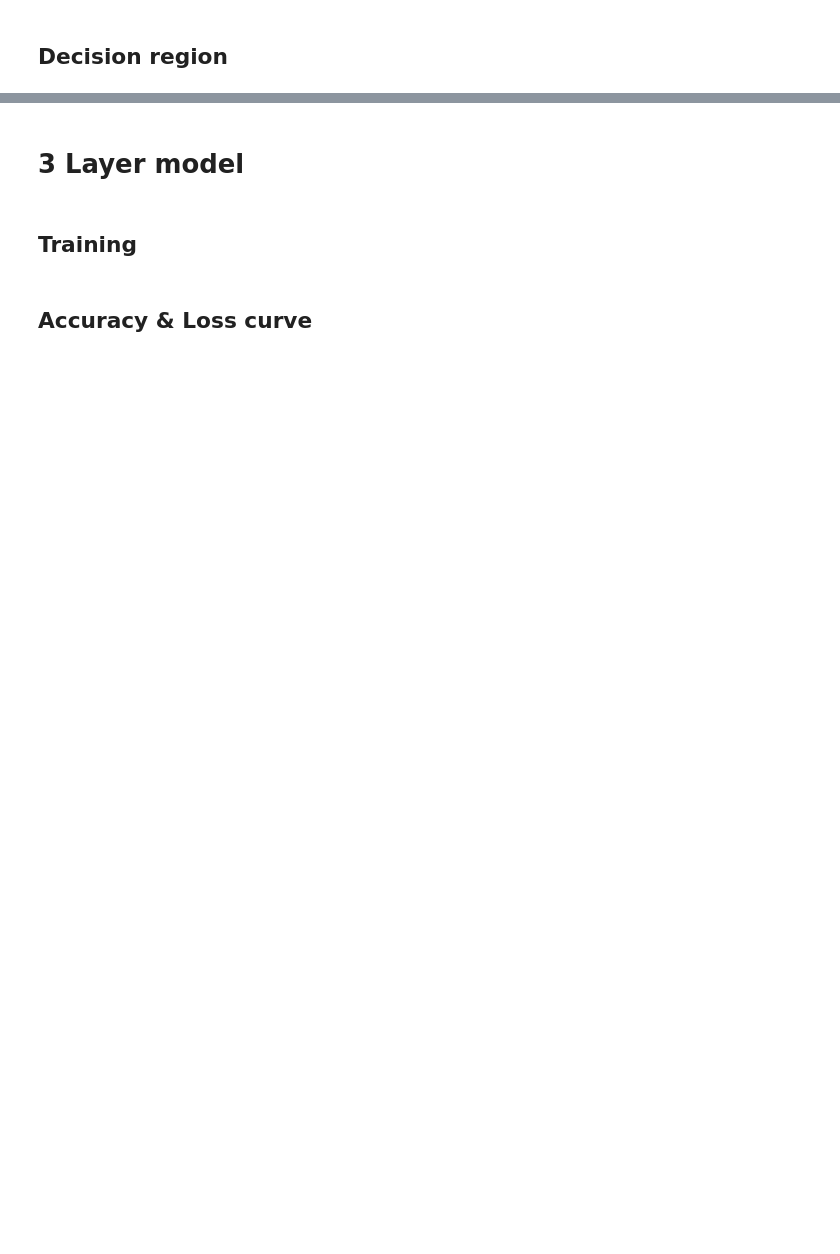
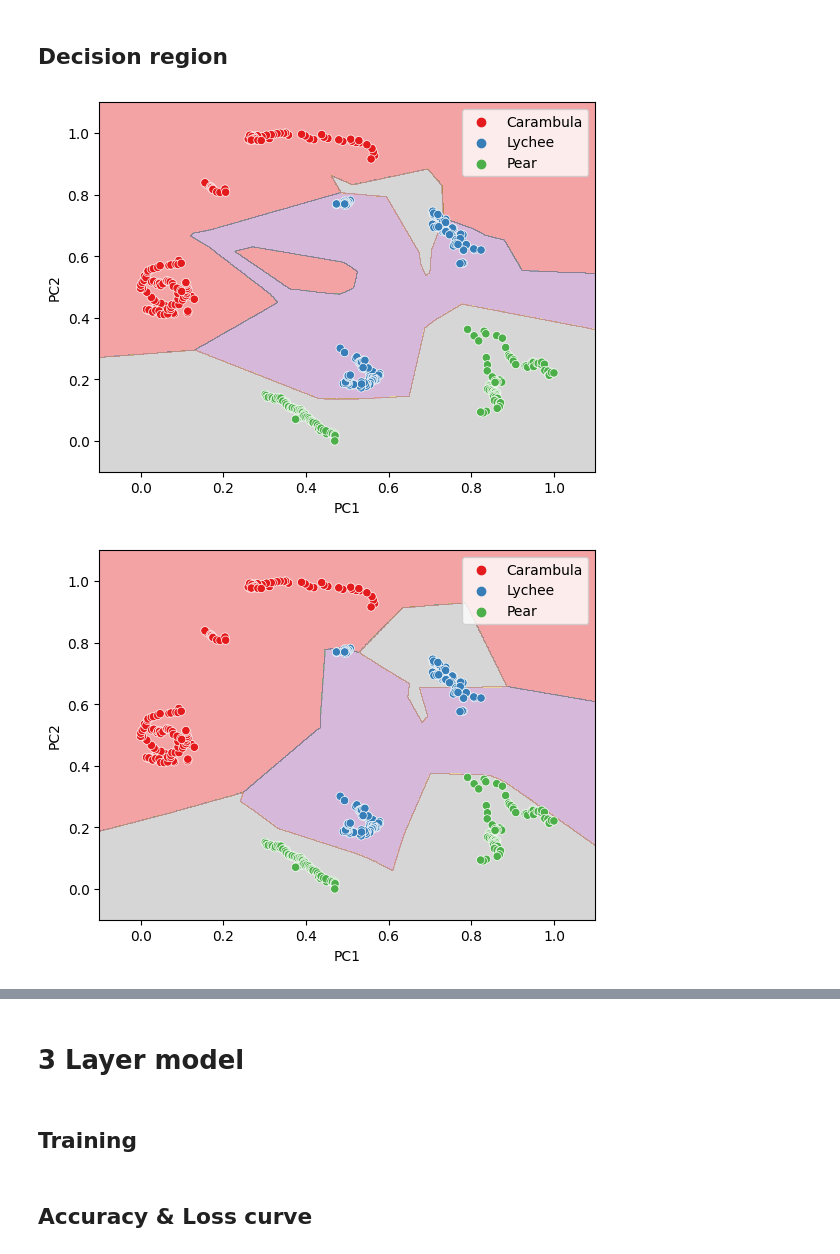
Before and after one commit to huang0520/1112_MachineLearning, a Jupyter notebook: HW2/HW2.ipynb, the cells around one changed output, grey strips where cells are left out. Cells and saved outputs as stored; diff of their text form; code cells hidden in the pictures; blank space fills up the shorter version.

```diff
--- a/HW2/HW2.ipynb
+++ b/HW2/HW2.ipynb
@@ -123,6 +124,15 @@ def softmax(x):
     e_x = np.exp(x - np.max(x))
     return e_x / np.sum(e_x)
 # %%
+def plot_loss_curve(epoch_loss, title):
+    plt.plot(range(len(epoch_loss)), epoch_loss)
+
+    plt.title(title)
+    plt.xlabel("Epoch")
+    plt.ylabel("Loss")
+    plt.show()
+
+
 # Evaluate the accuracy
 def evaluate(pred_y, test_y):
     corr = [(pred == test) for pred, test in zip(pred_y, test_y)]
@@ -367,5 +391,13 @@ Accuracy: 83.333%
 # %% [markdown]
 ## Decision region
 # %%
-fig = plot_decision_region(test_x, test_y, pred_2layer, model_2layer)
-fig.plot()
+figs = [
+    plot_decision_region(test_x, test_y, pred, model)
+    for pred, model in zip(pred_2layer, model_2layer)
+]
+
+for fig in figs:
+    fig.plot()
+# %% [output]
+[figure, added]
+[figure, added]
```
Also changed, not shown: parts of 13 cells of this notebook.
